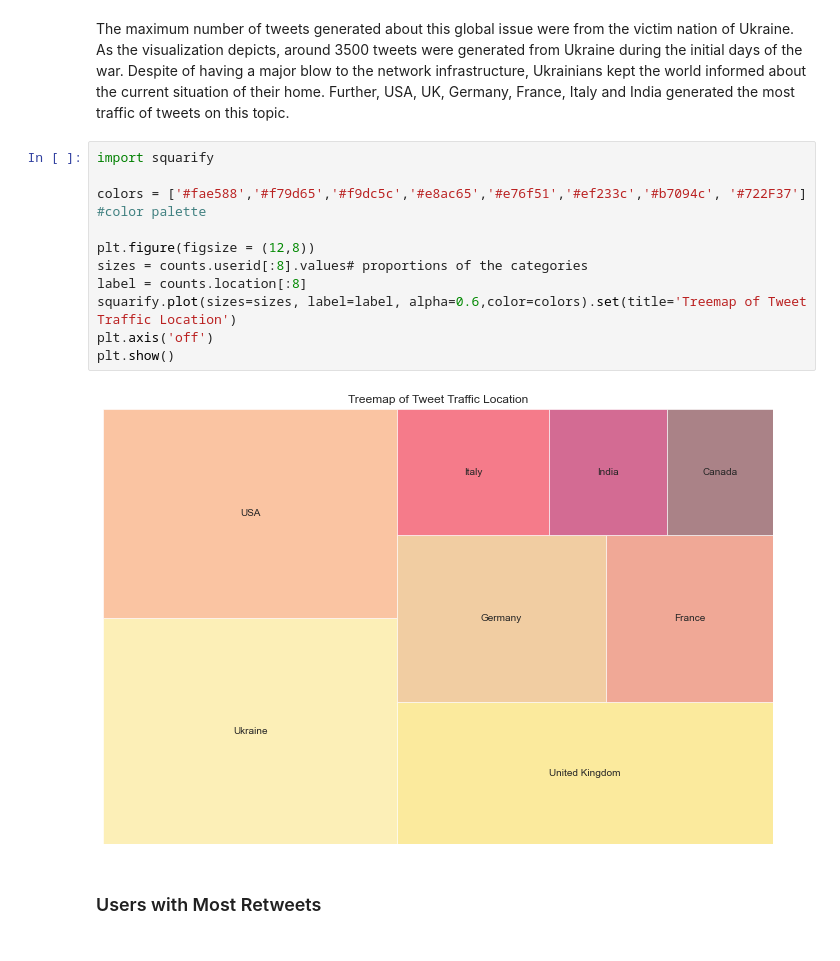
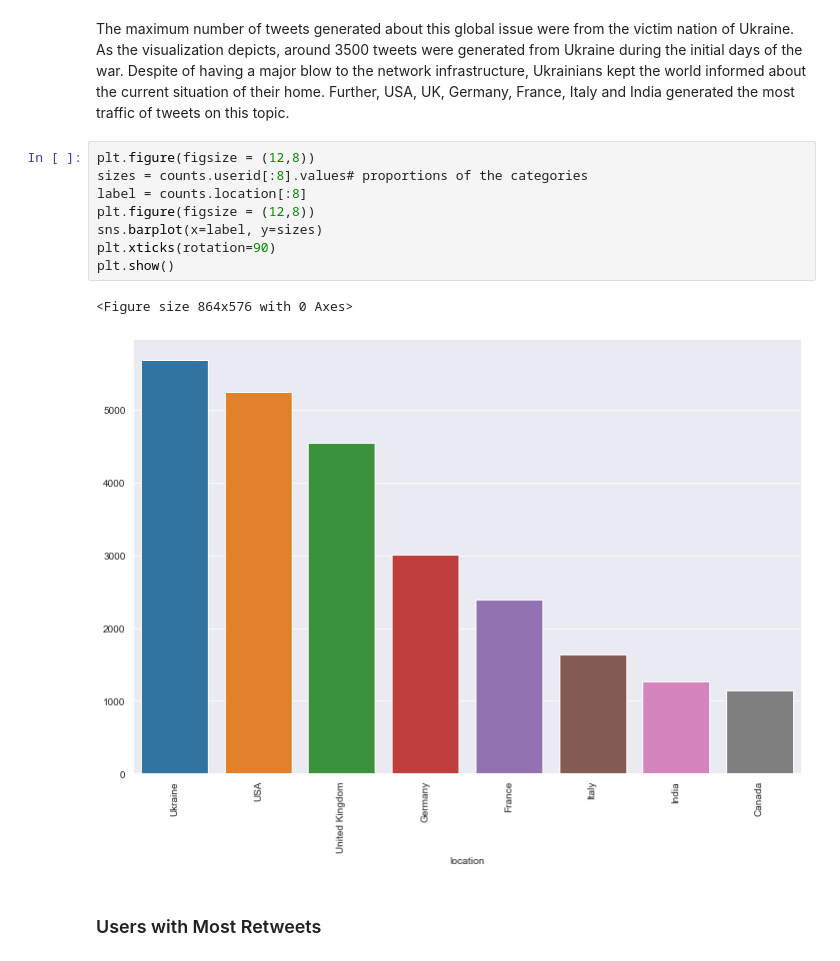
Before and after one commit to sushanthsreenivas/sushanthsreenivas..github.io, a Jupyter notebook: Russia-Ukraine Crisis A Data-Driven Overview/sushanth_divya_adit_is_445_final_project3.ipynb, the cells around one changed output. Cells and saved outputs as stored; diff of their text form.

```diff
--- a/Russia-Ukraine Crisis A Data-Driven Overview/sushanth_divya_adit_is_445_final_project3.ipynb
+++ b/Russia-Ukraine Crisis A Data-Driven Overview/sushanth_divya_adit_is_445_final_project3.ipynb
@@ -433,18 +433,16 @@ plt.show()
 # %% [markdown]
 The maximum number of tweets generated about this global issue were from the victim nation of Ukraine. As the visualization depicts, around 3500 tweets were generated from Ukraine during the initial days of the war. Despite of having a major blow to the network infrastructure, Ukrainians kept the world informed about the current situation of their home. Further, USA, UK, Germany, France, Italy and India generated the most traffic of tweets on this topic.
 # %%
-import squarify
-
-colors = ['#fae588','#f79d65','#f9dc5c','#e8ac65','#e76f51','#ef233c','#b7094c', '#722F37'] #color palette
-
 plt.figure(figsize = (12,8))
 sizes = counts.userid[:8].values# proportions of the categories
 label = counts.location[:8]
-squarify.plot(sizes=sizes, label=label, alpha=0.6,color=colors).set(title='Treemap of Tweet Traffic Location')
-plt.axis('off')
+plt.figure(figsize = (12,8))
+sns.barplot(x=label, y=sizes)
+plt.xticks(rotation=90)
 plt.show()
 # %% [output]
+<Figure size 864x576 with 0 Axes>
-[figure, old version]
+[figure, new version]
 # %% [markdown]
 ### Users with Most Retweets
 # %% [markdown]
```
Also changed, not shown: parts of 8 cells of this notebook.
